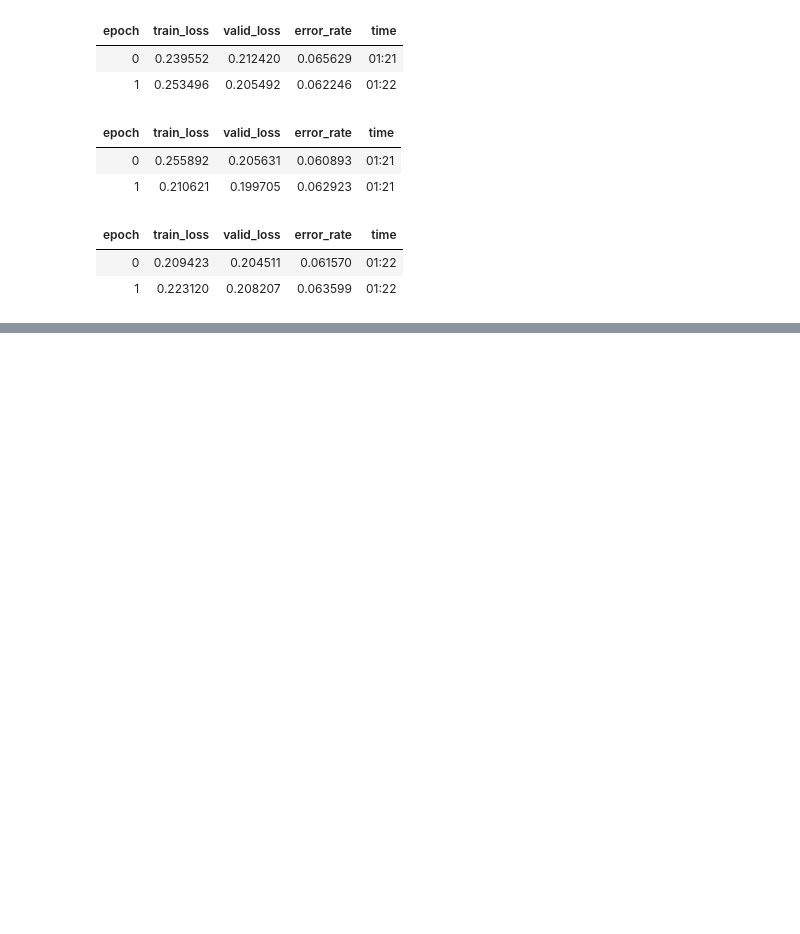
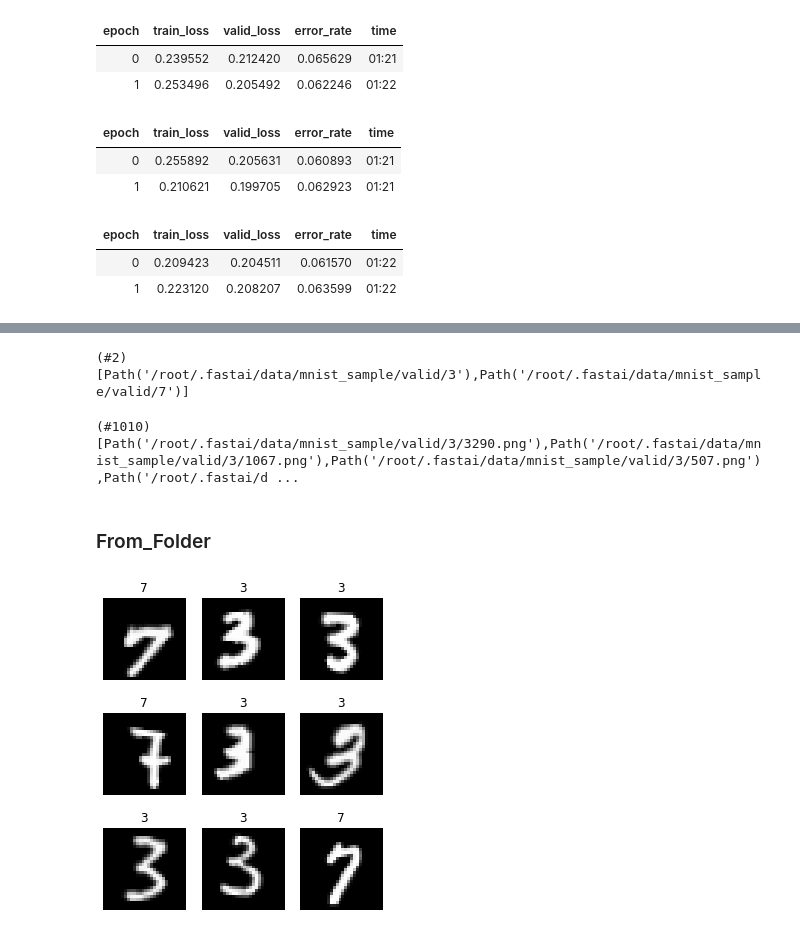
Before and after one commit to binliu0630/FASTAI_V2, a Jupyter notebook: Lesson_1_what's_your_pet.ipynb, the cells around one changed output, grey strips where cells are left out. Cells and saved outputs as stored; diff of their text form; code cells hidden in the pictures; blank space fills up the shorter version.

```diff
--- a/Lesson_1_what's_your_pet.ipynb
+++ b/Lesson_1_what's_your_pet.ipynb
@@ -220,0 +223,2 @@ learn.fit_one_cycle(2, lr_max=slice(1e-6, 1e-4))
+# %%
+path = untar_data(URLs.MNIST_SAMPLE);path
@@ -220,0 +232,18 @@ learn.fit_one_cycle(2, lr_max=slice(1e-6, 1e-4))
+# %%
+path.ls()[0].ls()
+# %% [output]
+(#2) [Path('/root/.fastai/data/mnist_sample/valid/3'),Path('/root/.fastai/data/mnist_sample/valid/7')]
+# %%
+path.ls()[0].ls()[0].ls()
+# %% [output]
+(#1010) [Path('/root/.fastai/data/mnist_sample/valid/3/3290.png'),Path('/root/.fastai/data/mnist_sample/valid/3/1067.png'),Path('/root/.fastai/data/mnist_sample/valid/3/507.png'),Path('/root/.fastai/d ...
+# %%
+tfms = aug_transforms(do_flip=False)
+# %% [markdown]
+### From_Folder
+# %%
+dls = ImageDataLoaders.from_folder(path, batch_tfms=tfms, size=26, bs=bs)
+# %%
+dls.show_batch(max_n=9, figsize=(5, 6))
+# %% [output]
+[figure, added]
```
Also changed, not shown: parts of 15 cells of this notebook.
